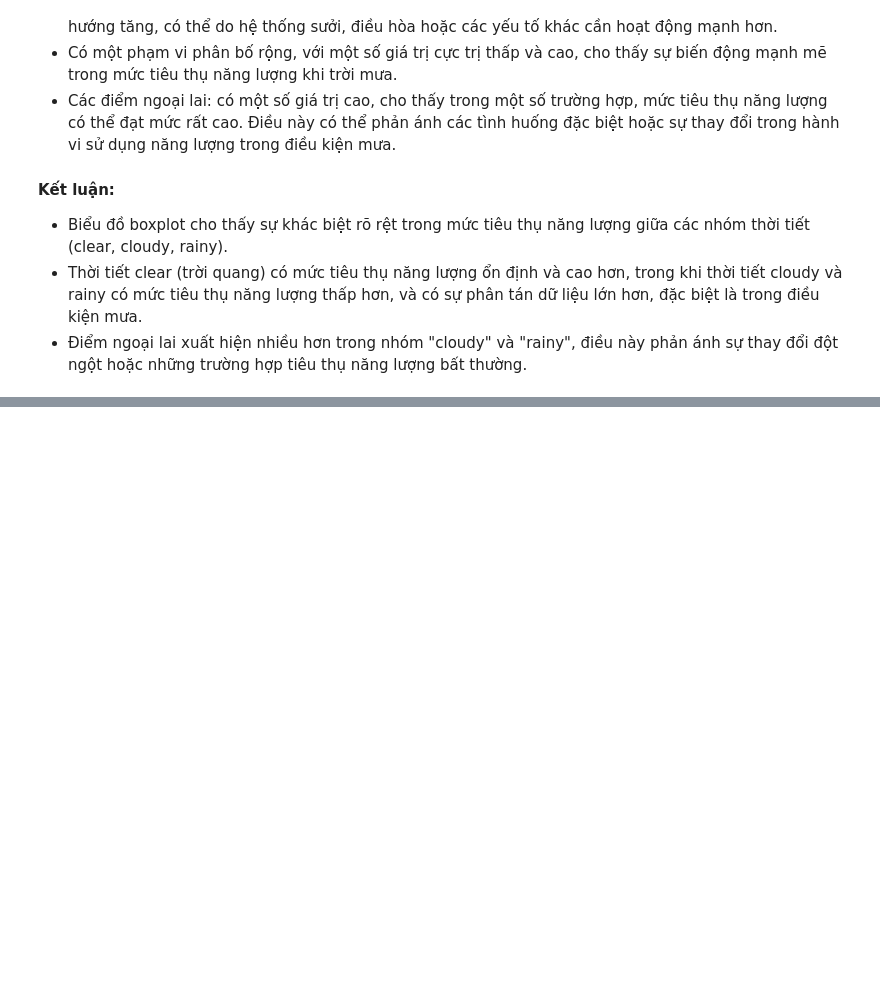
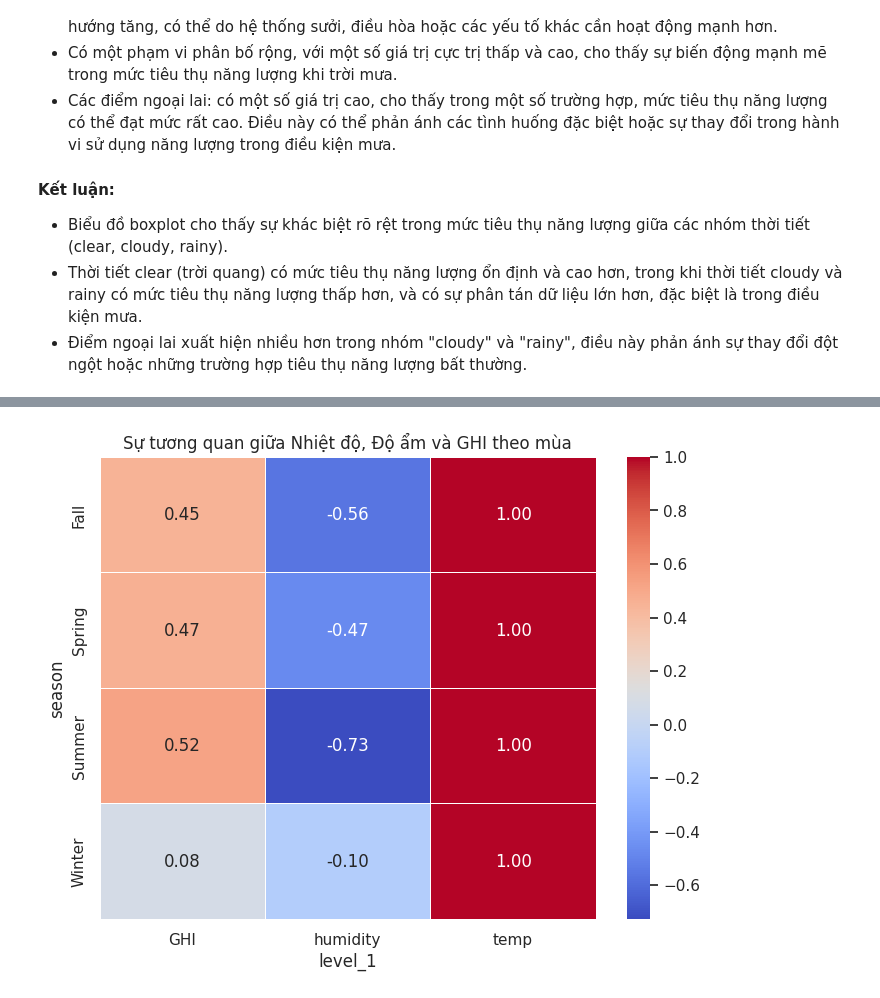
Before and after one commit to alpaca3000/Lab02_DataVisualization, a Jupyter notebook: Source_Codes/questionsTQH.ipynb, the cells around one changed output, grey strips where cells are left out. Saved outputs shown, nothing was run; the diff lists cells and outputs as text; code cells hidden in the pictures; blank space fills up the shorter version.

```diff
--- a/Source_Codes/questionsTQH.ipynb
+++ b/Source_Codes/questionsTQH.ipynb
@@ -165,0 +215,13 @@ Passing `palette` without assigning `hue` is deprecated and will be removed in v
+# %%
+# Tính hệ số tương quan giữa các đặc trưng theo mùa
+seasonal_correlations = df.groupby('season')[['temp', 'humidity', 'GHI']].corr().reset_index()
+
+seasonal_correlations_filtered = seasonal_correlations[seasonal_correlations['level_1'].isin(['temp', 'humidity', 'GHI'])]
+
+# Vẽ heatmap với đúng cột trong pivot
+plt.figure(figsize=(8, 6))
+sns.heatmap(seasonal_correlations_filtered.pivot(index='season', columns='level_1', values='temp'), annot=True, cmap='coolwarm', fmt=".2f", linewidths=0.5)
+plt.title("Sự tương quan giữa Nhiệt độ, Độ ẩm và GHI theo mùa")
+plt.show()
+# %% [output]
+[figure, added]
```
Also changed, not shown: parts of 23 cells of this notebook.
